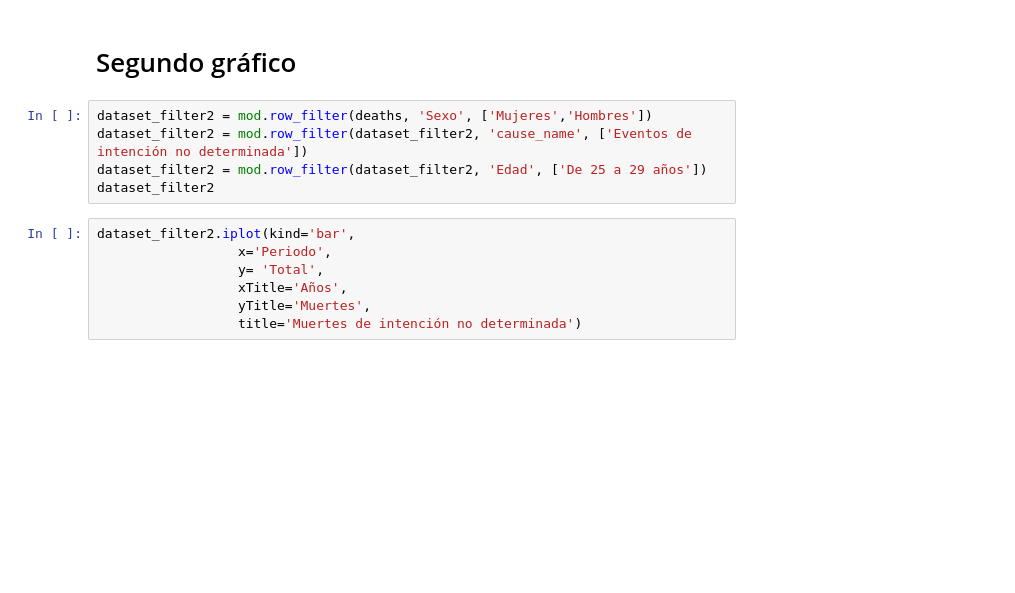
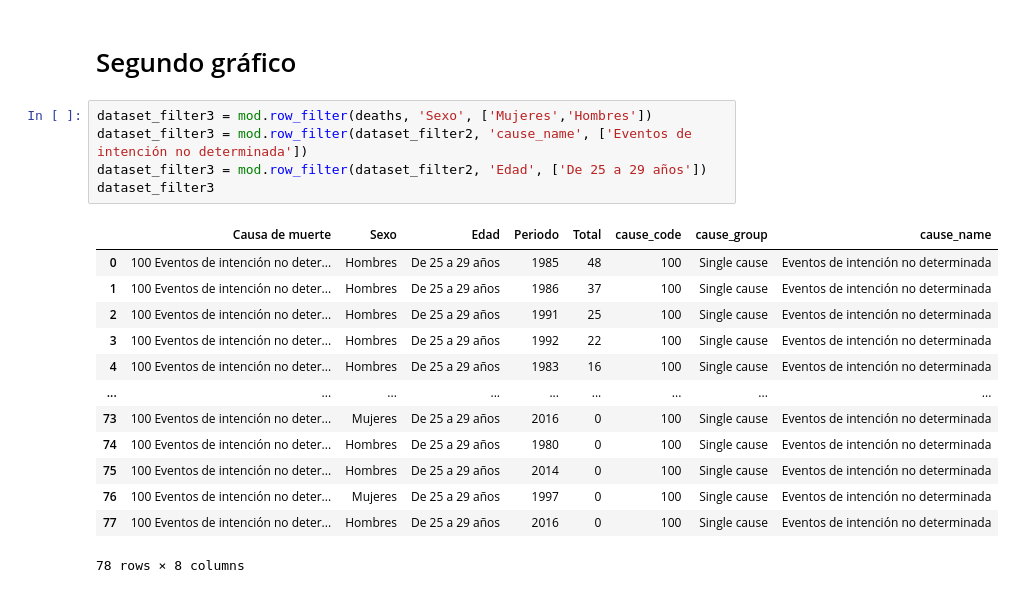
Before and after one commit to SilviaAlconGarrido/deadly_viz_challenge, a Jupyter notebook: notebooks/deadly_viz_challenge.ipynb, the cells around one changed output. Cells and saved outputs as stored; diff of their text form; blank space fills up the shorter version.

```diff
--- a/notebooks/deadly_viz_challenge.ipynb
+++ b/notebooks/deadly_viz_challenge.ipynb
@@ -262,14 +270,21 @@ px.bar(dataset_filter2, color='Sexo',
 # %% [markdown]
 # Segundo gráfico
 # %%
-dataset_filter2 = mod.row_filter(deaths, 'Sexo', ['Mujeres','Hombres'])
-dataset_filter2 = mod.row_filter(dataset_filter2, 'cause_name', ['Eventos de intención no determinada'])
-dataset_filter2 = mod.row_filter(dataset_filter2, 'Edad', ['De 25 a 29 años'])
-dataset_filter2
+dataset_filter3 = mod.row_filter(deaths, 'Sexo', ['Mujeres','Hombres'])
+dataset_filter3 = mod.row_filter(dataset_filter2, 'cause_name', ['Eventos de intención no determinada'])
+dataset_filter3 = mod.row_filter(dataset_filter2, 'Edad', ['De 25 a 29 años'])
+dataset_filter3
+# %% [output]
+|  | Causa de muerte | Sexo | Edad | Periodo | Total | cause_code | cause_group | cause_name |
+| 0 | 100 Eventos de intención no deter... | Hombres | De 25 a 29 años | 1985 | 48 | 100 | Single cause | Eventos de intención no determinada |
+| 1 | 100 Eventos de intención no deter... | Hombres | De 25 a 29 años | 1986 | 37 | 100 | Single cause | Eventos de intención no determinada |
+| 2 | 100 Eventos de intención no deter... | Hombres | De 25 a 29 años | 1991 | 25 | 100 | Single cause | Eventos de intención no determinada |
+| 3 | 100 Eventos de intención no deter... | Hombres | De 25 a 29 años | 1992 | 22 | 100 | Single cause | Eventos de intención no determinada |
+| 4 | 100 Eventos de intención no deter... | Hombres | De 25 a 29 años | 1983 | 16 | 100 | Single cause | Eventos de intención no determinada |
+| ... | ... | ... | ... | ... | ... | ... | ... | ... |
+| 73 | 100 Eventos de intención no deter... | Mujeres | De 25 a 29 años | 2016 | 0 | 100 | Single cause | Eventos de intención no determinada |
+| 74 | 100 Eventos de intención no deter... | Hombres | De 25 a 29 años | 1980 | 0 | 100 | Single cause | Eventos de intención no determinada |
+| 75 | 100 Eventos de intención no deter... | Hombres | De 25 a 29 años | 2014 | 0 | 100 | Single cause | Eventos de intención no determinada |
+| 76 | 100 Eventos de intención no deter... | Mujeres | De 25 a 29 años | 1997 | 0 | 100 | Single cause | Eventos de intención no determinada |
+| 77 | 100 Eventos de intención no deter... | Hombres | De 25 a 29 años | 2016 | 0 | 100 | Single cause | Eventos de intención no determinada |
+78 rows × 8 columns
-# %%
-dataset_filter2.iplot(kind='bar',
-                  x='Periodo',
-                  y= 'Total',
-                  xTitle='Años',
-                  yTitle='Muertes',
-                  title='Muertes de intención no determinada')
```
Also changed, not shown: parts of 7 cells of this notebook.
